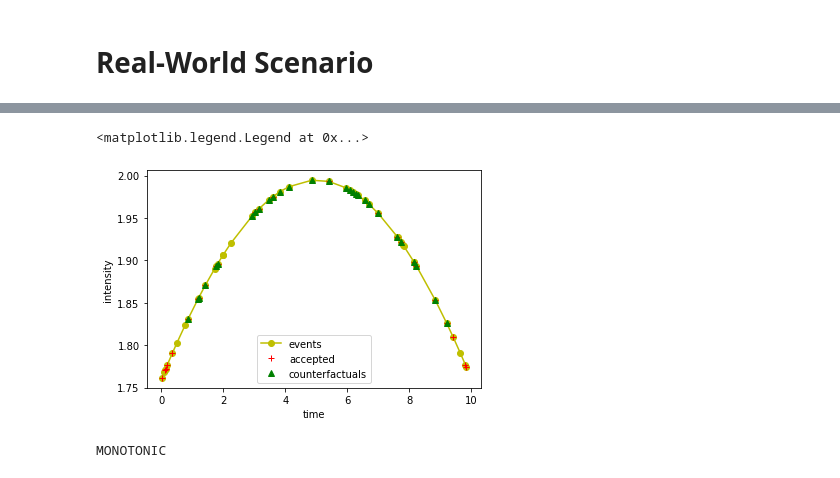
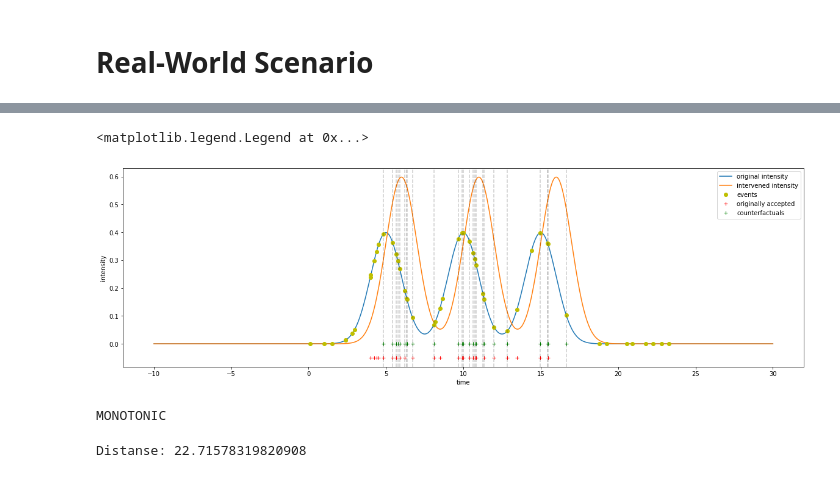
Before and after one commit to Networks-Learning/counterfactual-tpp, a Jupyter notebook: src/Inhomogeneous/gaussian.ipynb, the cells around one changed output, grey strips where cells are left out. Cells and saved outputs as stored; diff of their text form; code cells hidden in the pictures.

Commit message:
added distance calculation

```diff
--- a/src/Inhomogeneous/gaussian.ipynb
+++ b/src/Inhomogeneous/gaussian.ipynb
@@ -22,6 +25,7 @@ def  normal_2(x):  # intervened intensity
 # %%
 # plotting the intensities first
-x = np.linspace(-20, 20)
+plt.figure(figsize=(10, 6))
+x = np.linspace(-10, 30, 1000)
 plt.plot(x, normal_1(x), label='original intensity')
 plt.plot(x, normal_2(x), label='intervened intensity')
 plt.legend()
@@ -33,9 +37,9 @@ plt.show()
 # Sampling From Lambda_max
 # %%
 # sampling from lambda_max, statring with zero
-lambda_max =10
-T = 11
-sample, indicators = thinning_T(0, intensity=normal_1, lambda_max=lambda_max, max_number_of_samples=100, T=T)
+lambda_max = 0.6
+T = 25
+sample, indicators = thinning_T(0, intensity=normal_1, lambda_max=lambda_max, max_number_of_samples= 200, T=T)
 accepted = [sample[i] for i in range(len(sample)) if indicators[i] == True]
 lambdas = normal_1(np.asarray(sample))
 sample = np.asarray(sample)
@@ -82,7 +81,12 @@ counterfactuals:
 # %%
-plt.plot(sample,lambdas, '-oy', label = 'events')
-plt.plot(sample[indicators],lambdas[indicators], 'r+', label = 'accepted')
-plt.plot(counterfactuals, lambdas[counterfactual_indicators], 'g^', label = 'counterfactuals')
+plt.figure(figsize=(10, 6))
+plt.plot(x, normal_1(x), label='original intensity')
+plt.plot(x, normal_2(x), label='intervened intensity')
+plt.plot(sample,lambdas, 'oy', label = 'events')
+plt.plot(accepted,np.full(len(accepted), -0.05), 'r+', label = 'originally accepted')
+plt.plot(counterfactuals,np.full(len(counterfactuals), 0), 'g+', label = 'counterfactuals')
+for xc in counterfactuals:
+    plt.axvline(x=xc, color = 'k', ls = '--', alpha = 0.2)
 plt.xlabel('time')
 plt.ylabel('intensity')
 plt.legend()
@@ -122,7 +129,7 @@ array([  0,   0,   0,   0,   0,   0,   0,   0,   0,   0,   0,   0,   0,
 # %% [markdown]
 # Real-World Scenario
 # %%
-h_observed, lambda_observed, h_rejected, lambda_bar_rejected = superposition(lambda_max, normal_1, 5, 25)
+h_observed, lambda_observed, h_rejected, lambda_bar_rejected = superposition(lambda_max, normal_1, 12, 25)
 plt.plot(h_observed, lambda_observed, '-o')
 # plt.savefig('../observed.png', format = 'png', dpi = 900)
 # %% [output]
@@ -148,18 +155,27 @@ plt.legend()
 # %%
 counterfactuals_rc, counterfactual_indicators_rc = sample_counterfactual(sample_rc, lambdas_rc, lambda_max, indicators_rc, normal_2)
-plt.plot(sample_rc,lambdas_rc, '-oy', label = 'events')
-plt.plot(sample_rc[indicators_rc],lambdas_rc[indicators_rc], 'r+', label = 'accepted')
-plt.plot(counterfactuals_rc, lambdas_rc[counterfactual_indicators_rc], 'g^', label = 'counterfactuals')
-# plt.plot(x, normal_1(x), label='original intensity')
-# plt.plot(x, normal_2(x), label='intervened intensity')
+plt.figure(figsize=(20, 6))
+plt.plot(x, normal_1(x), label='original intensity')
+plt.plot(x, normal_2(x), label='intervened intensity')
+plt.plot(sample_rc,lambdas_rc, 'oy', label = 'events')
+# plt.plot(sample_rc[indicators_rc],lambdas_rc[indicators_rc], 'r+', label = 'accepted')
+# plt.plot(counterfactuals_rc, lambdas_rc[counterfactual_indicators_rc], 'g^', label = 'counterfactuals')
+plt.plot(sample_rc[indicators_rc],np.full(len(sample_rc[indicators_rc]), -0.05), 'r+', label = 'originally accepted')
+plt.plot(counterfactuals_rc,np.full(len(counterfactuals_rc), 0), 'g+', label = 'counterfactuals')
+for xc in counterfactuals_rc:
+    plt.axvline(x=xc, color = 'k', ls = '--', alpha = 0.2)
 plt.xlabel('time')
 plt.ylabel('intensity')
 plt.legend()
 # plt.savefig('../counter_real.png', format = 'png', dpi = 900)
 # %% [output]
 <matplotlib.legend.Legend at 0x...>
-[figure, old version]
+[figure, new version]
 # %%
 check_monotonicity(sample_rc, counterfactuals_rc, normal_1, normal_2, h_observed)
 # %% [output]
 MONOTONIC
+# %%
+print('Distanse: {}'.format(distance(np.array(sample_rc[indicators_rc]), np.array(counterfactuals_rc), 2 * 12)))
+# %% [output]
+Distanse: 22.71578319820908
```
Also changed, not shown: parts of 13 cells of this notebook, 1 other file.
